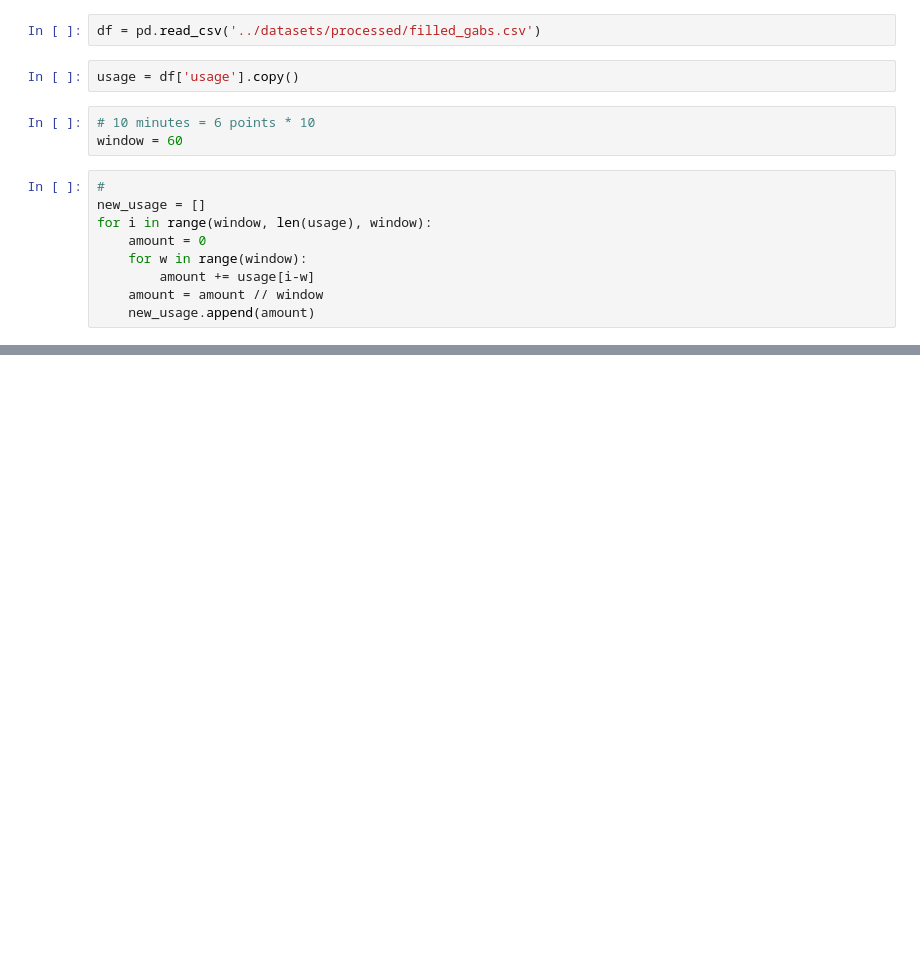
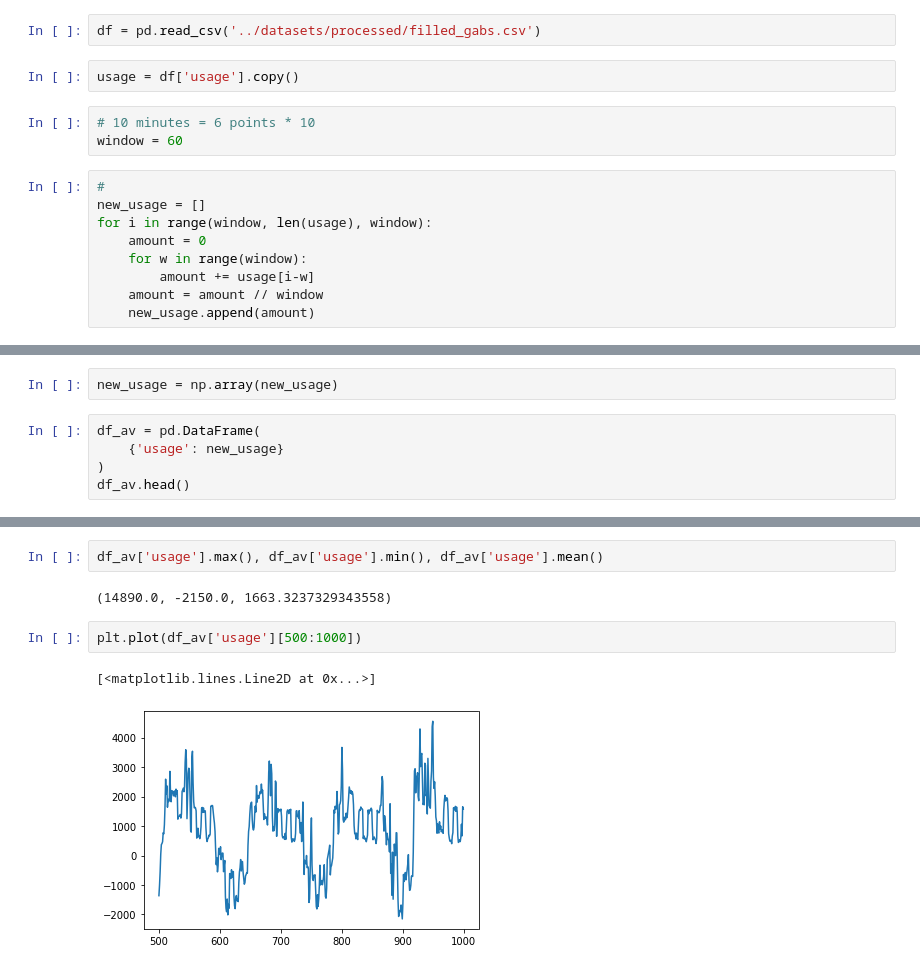
Before and after one commit to rutgerluinge/NeuralNetworksProject, a Jupyter notebook: DataProcessing/Averaging.ipynb, the cells around one changed output, grey strips where cells are left out. Saved outputs shown, nothing was run; the diff lists cells and outputs as text; blank space fills up the shorter version.

```diff
--- a/DataProcessing/Averaging.ipynb
+++ b/DataProcessing/Averaging.ipynb
@@ -25 +26,8 @@ print(len(new_usage))
 5347
+# %%
+new_usage = np.array(new_usage)
+# %%
+df_av = pd.DataFrame(
+    {'usage': new_usage}
+)
+df_av.head()
@@ -25,0 +41,9 @@ print(len(new_usage))
+# %%
+df_av['usage'].max(), df_av['usage'].min(), df_av['usage'].mean()
+# %% [output]
+(14890.0, -2150.0, 1663.3237329343558)
+# %%
+plt.plot(df_av['usage'][500:1000])
+# %% [output]
+[<matplotlib.lines.Line2D at 0x...>]
+[figure, added]
```
Also changed, not shown: parts of 13 cells of this notebook, 4 other files.
